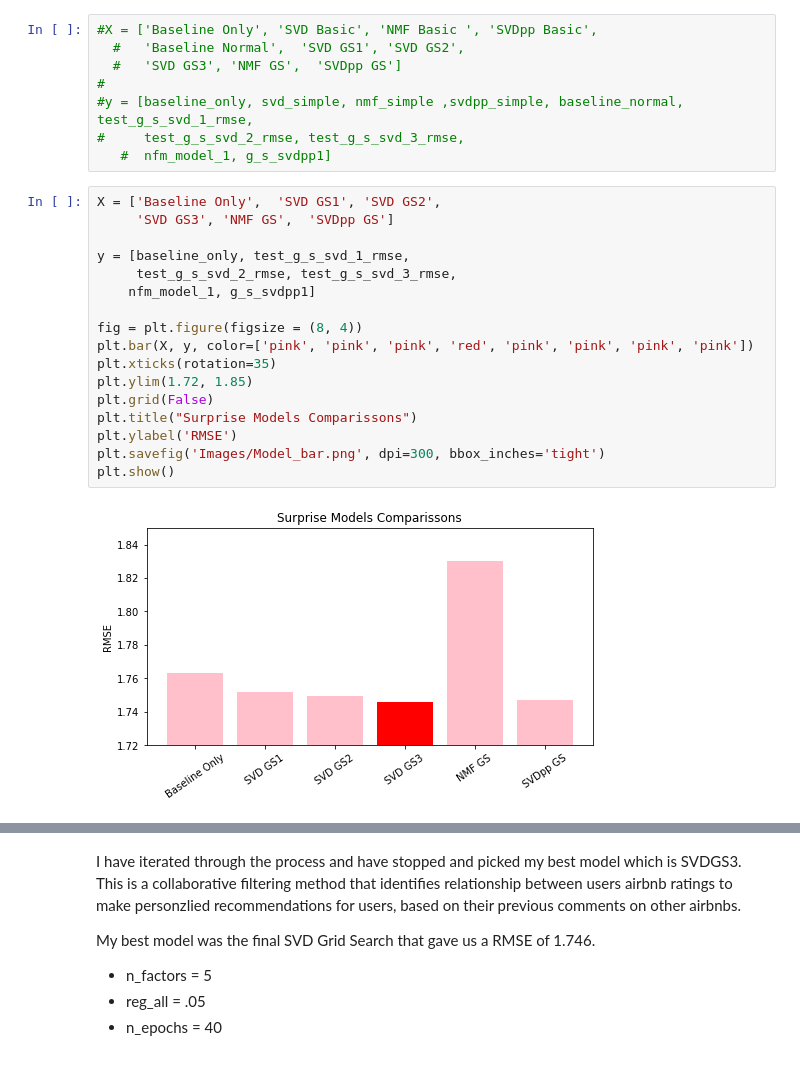
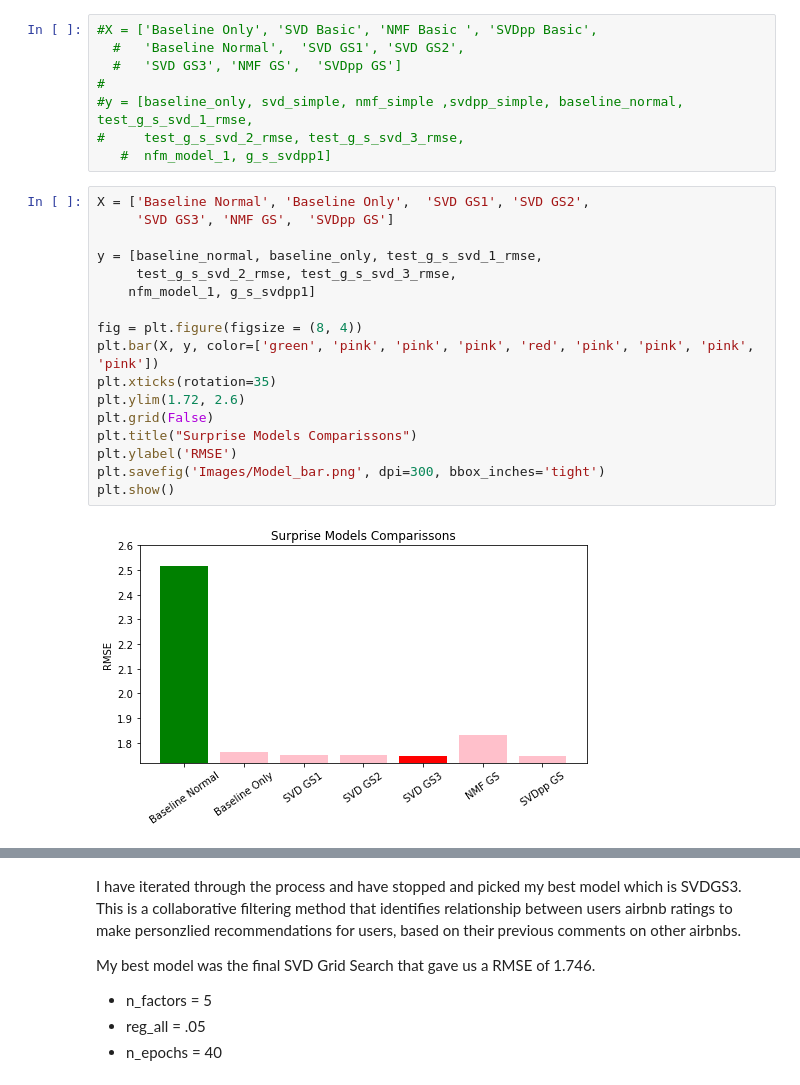
Before and after one commit to anat-jacobson/Airbnb-Recommender, a Jupyter notebook: Airbnb_Recommender_Collab_Filtering.ipynb, the cells around one changed output, grey strips where cells are left out. Saved outputs shown, nothing was run; the diff lists cells and outputs as text.

```diff
--- a/Airbnb_Recommender_Collab_Filtering.ipynb
+++ b/Airbnb_Recommender_Collab_Filtering.ipynb
@@ -1163,21 +1198,21 @@ SVD++ provided the best model, will be stopping our iterations and continuing wi
 #     test_g_s_svd_2_rmse, test_g_s_svd_3_rmse,
    #  nfm_model_1, g_s_svdpp1]
 # %%
-X = ['Baseline Only',  'SVD GS1', 'SVD GS2',
+X = ['Baseline Normal', 'Baseline Only',  'SVD GS1', 'SVD GS2',
      'SVD GS3', 'NMF GS',  'SVDpp GS']
 
-y = [baseline_only, test_g_s_svd_1_rmse,
+y = [baseline_normal, baseline_only, test_g_s_svd_1_rmse,
      test_g_s_svd_2_rmse, test_g_s_svd_3_rmse,
     nfm_model_1, g_s_svdpp1]
 
 fig = plt.figure(figsize = (8, 4))
-plt.bar(X, y, color=['pink', 'pink', 'pink', 'red', 'pink', 'pink', 'pink', 'pink'])
+plt.bar(X, y, color=['green', 'pink', 'pink', 'pink', 'red', 'pink', 'pink', 'pink', 'pink'])
 plt.xticks(rotation=35)
-plt.ylim(1.72, 1.85)
+plt.ylim(1.72, 2.6)
 plt.grid(False)
 plt.title("Surprise Models Comparissons")
 plt.ylabel('RMSE')
 plt.savefig('Images/Model_bar.png', dpi=300, bbox_inches='tight')
 plt.show()
 # %% [output]
-[figure, old version]
+[figure, new version]
```
Also changed, not shown: parts of 26 cells of this notebook.
